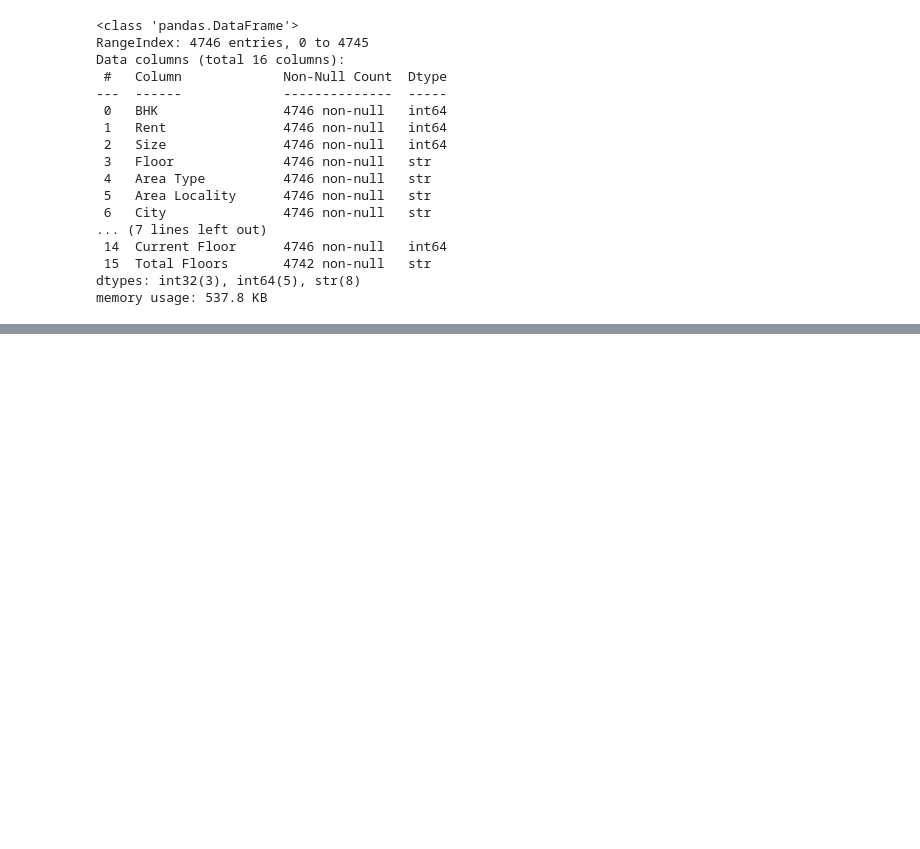
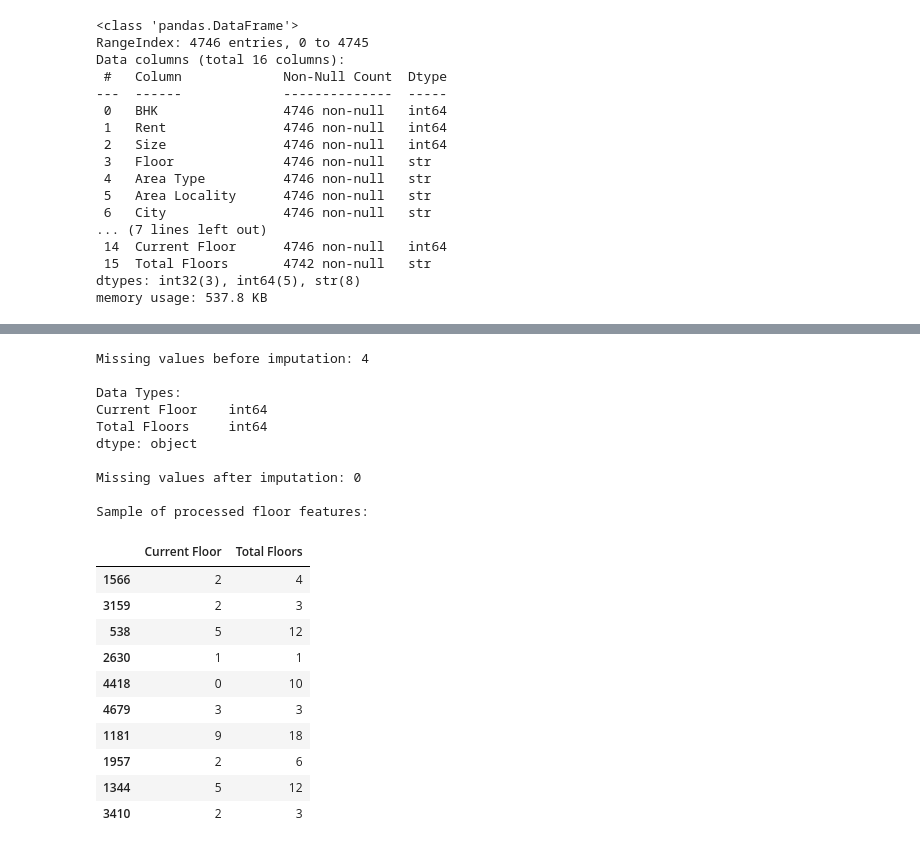
Before and after one commit to MOSTAFASEIKH/HRP, a Jupyter notebook: notebooks/HRP.ipynb, the cells around one changed output, grey strips where cells are left out. Cells and saved outputs as stored; diff of their text form; code cells hidden in the pictures; blank space fills up the shorter version.

```diff
--- a/notebooks/HRP.ipynb
+++ b/notebooks/HRP.ipynb
@@ -385,0 +411,44 @@ memory usage: 537.8 KB
+# %%
+# Convert 'Total Floors' to a numeric data type
+df['Total Floors'] = pd.to_numeric(df['Total Floors'], errors='coerce')
+
+# Check the number of missing values before imputation
+print("Missing values before imputation:", df['Total Floors'].isnull().sum())
+
+# Replace missing values with the median
+median_floor = df['Total Floors'].median()
+df['Total Floors'] = df['Total Floors'].fillna(median_floor)
+
+# Convert the column to integer
+df['Total Floors'] = df['Total Floors'].astype(int)
+
+# Verify the preprocessing
+print("\nData Types:")
+print(df[['Current Floor', 'Total Floors']].dtypes)
+
+print("\nMissing values after imputation:", df['Total Floors'].isnull().sum())
+
+print("\nSample of processed floor features:")
+display(df[['Current Floor', 'Total Floors']].sample(10, random_state=42))
+# %% [output]
+Missing values before imputation: 4
+
+Data Types:
+Current Floor    int64
+Total Floors     int64
+dtype: object
+
+Missing values after imputation: 0
+
+Sample of processed floor features:
+|  | Current Floor | Total Floors |
+| 1566 | 2 | 4 |
+| 3159 | 2 | 3 |
+| 538 | 5 | 12 |
+| 2630 | 1 | 1 |
+| 4418 | 0 | 10 |
+| 4679 | 3 | 3 |
+| 1181 | 9 | 18 |
+| 1957 | 2 | 6 |
+| 1344 | 5 | 12 |
+| 3410 | 2 | 3 |
```
Also changed, not shown: parts of 25 cells of this notebook.
